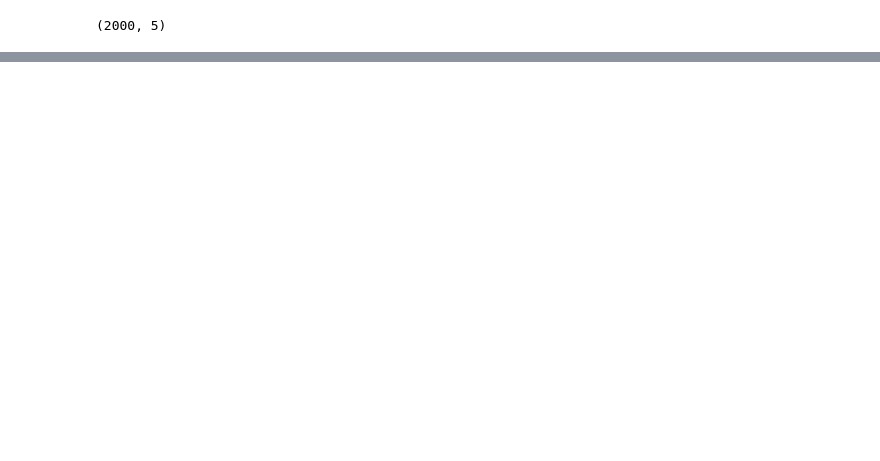
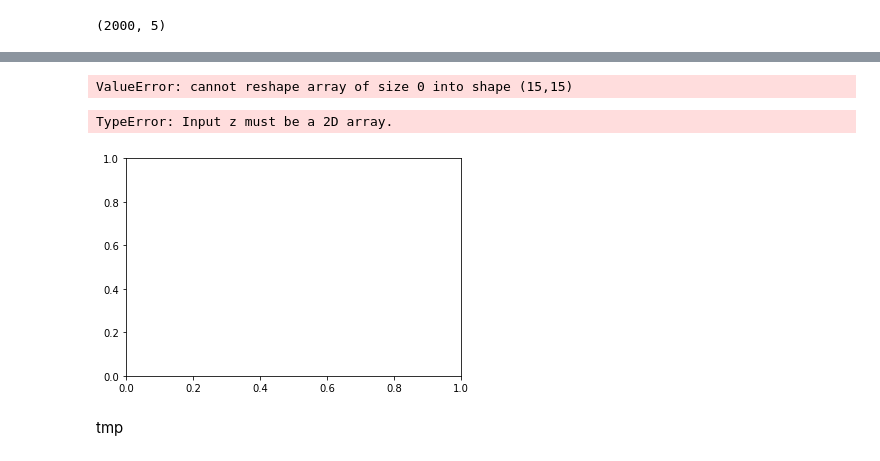
Before and after one commit to michaeloneill/GaussianProcesses, a Jupyter notebook: GP2.ipynb, the cells around one changed output, grey strips where cells are left out. Saved outputs shown, nothing was run; the diff lists cells and outputs as text; code cells hidden in the pictures; blank space fills up the shorter version.

```diff
--- a/GP2.ipynb
+++ b/GP2.ipynb
@@ -229,0 +253,8 @@ Using fitted theta
+# %%
+length_scales = np.arange(0.1, 10, 0.1)
+noise_variance = np.arange(0.05, 1.5, 0.1)
+X, Y = np.meshgrid(length_scales, noise_variance)
+l = zip(X.ravel(), Y.ravel())
+l = [list(p) for p in l]
+# %%
+Z = map(lambda x: gp.log_marginal_likelihood(theta=[x[0], 1, x[1]]), list(zip(X.ravel(), Y.ravel())))
@@ -229,0 +281,12 @@ Using fitted theta
+# %%
+Z = np.array([list(Z)]).reshape(len(Y), len(X))
+# %% [output]
+ValueError: cannot reshape array of size 0 into shape (15,15)
+# %%
+plt.figure()
+plt.contour(X, Y, list(Z))
+# %% [output]
+TypeError: Input z must be a 2D array.
+[figure, added]
+# %% [markdown]
+tmp
```
Also changed, not shown: parts of 14 cells of this notebook.
